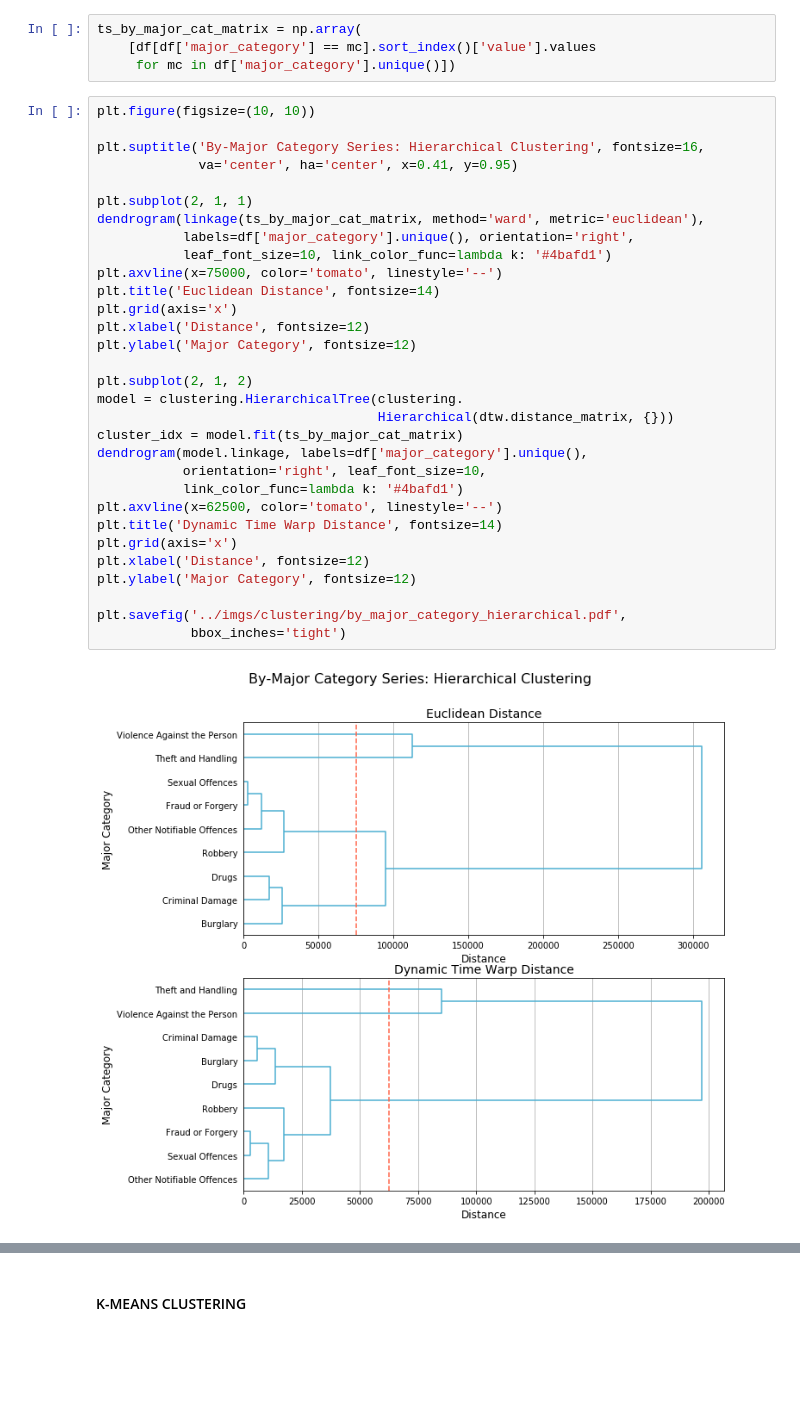
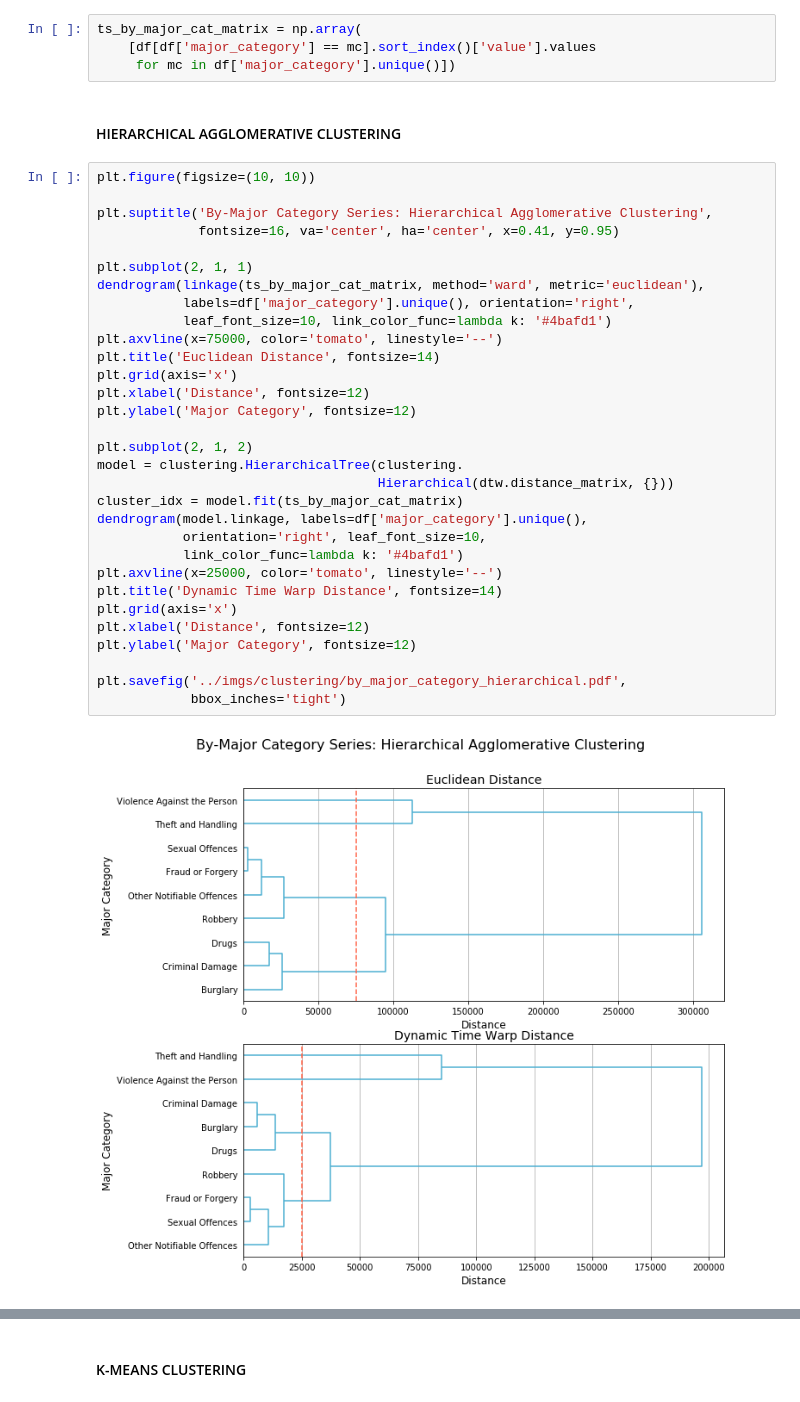
Before and after one commit to germz01/london_crime_data_analysis, a Jupyter notebook: notebooks/cluster_analysis.ipynb, the cells around one changed output, grey strips where cells are left out. Drawn from its saved outputs; the diff is of its cells as text; blank space fills up the shorter version.

Commit message:
Updated clustering notebook

```diff
--- a/notebooks/cluster_analysis.ipynb
+++ b/notebooks/cluster_analysis.ipynb
@@ -253,36 +261,38 @@ df = pd.read_csv('../data/time_series/ts_major_cat.csv', index_col='date',
 ts_by_major_cat_matrix = np.array(
     [df[df['major_category'] == mc].sort_index()['value'].values
      for mc in df['major_category'].unique()])
+# %% [markdown]
+#### HIERARCHICAL AGGLOMERATIVE CLUSTERING
 # %%
 plt.figure(figsize=(10, 10))
 
-plt.suptitle('By-Major Category Series: Hierarchical Clustering', fontsize=16,
-             va='center', ha='center', x=0.41, y=0.95)
+plt.suptitle('By-Major Category Series: Hierarchical Agglomerative Clustering',
+             fontsize=16, va='center', ha='center', x=0.41, y=0.95)
 
 plt.subplot(2, 1, 1)
 dendrogram(linkage(ts_by_major_cat_matrix, method='ward', metric='euclidean'),
            labels=df['major_category'].unique(), orientation='right',
            leaf_font_size=10, link_color_func=lambda k: '#4bafd1')
 plt.axvline(x=75000, color='tomato', linestyle='--')
 plt.title('Euclidean Distance', fontsize=14)
 plt.grid(axis='x')
 plt.xlabel('Distance', fontsize=12)
 plt.ylabel('Major Category', fontsize=12)
 
 plt.subplot(2, 1, 2)
 model = clustering.HierarchicalTree(clustering.
                                     Hierarchical(dtw.distance_matrix, {}))
 cluster_idx = model.fit(ts_by_major_cat_matrix)
 dendrogram(model.linkage, labels=df['major_category'].unique(),
            orientation='right', leaf_font_size=10,
            link_color_func=lambda k: '#4bafd1')
-plt.axvline(x=62500, color='tomato', linestyle='--')
+plt.axvline(x=25000, color='tomato', linestyle='--')
 plt.title('Dynamic Time Warp Distance', fontsize=14)
 plt.grid(axis='x')
 plt.xlabel('Distance', fontsize=12)
 plt.ylabel('Major Category', fontsize=12)
 
 plt.savefig('../imgs/clustering/by_major_category_hierarchical.pdf',
             bbox_inches='tight')
 # %% [output]
-[figure, old version]
+[figure, new version]
```
Also changed, not shown: parts of 18 cells of this notebook, 6 other files.
